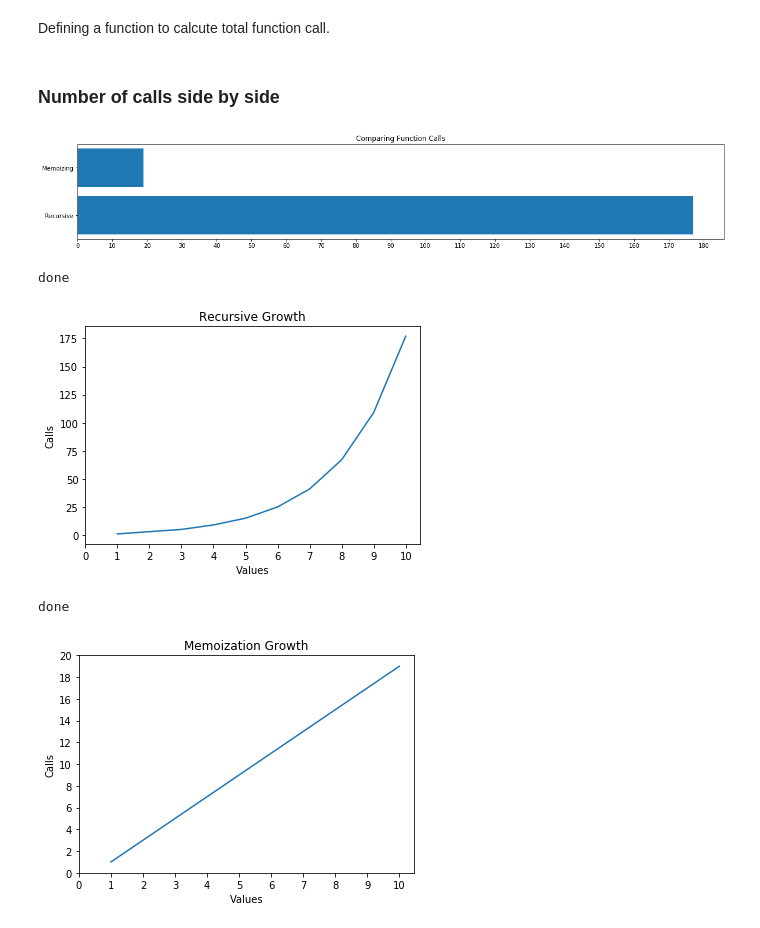
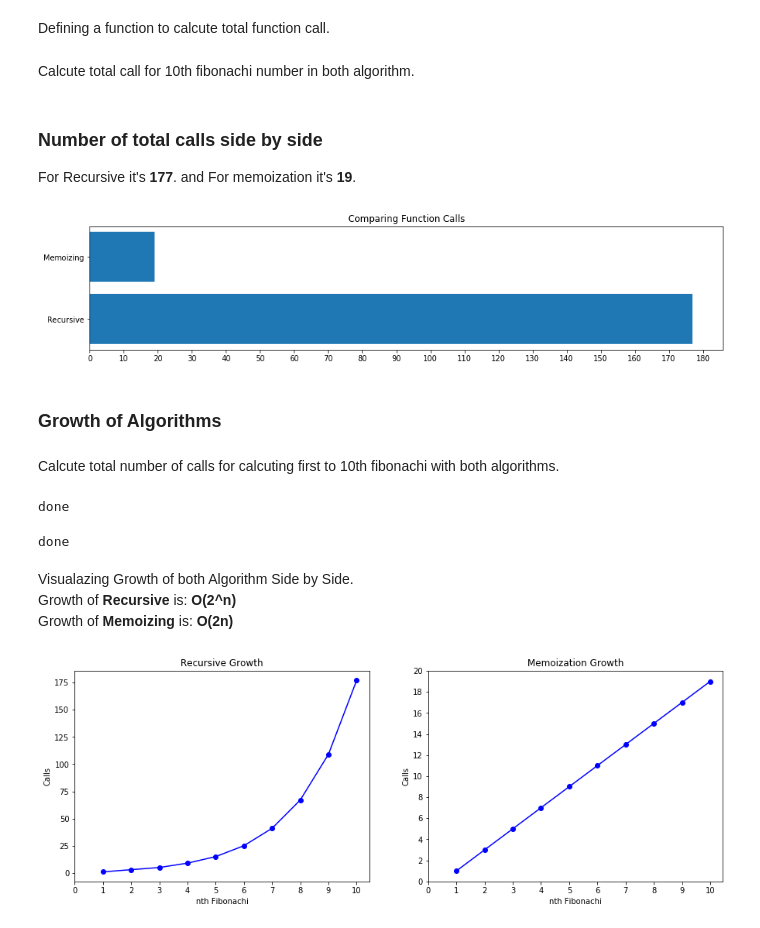
Before and after one commit to Hame-daani/Algorithms, a Jupyter notebook: Divide_and_Conqure/Fibonachi/Fibonachi.ipynb, the cells around one changed output. Cells and saved outputs as stored; diff of their text form; code cells hidden in the pictures.

Commit message:
DC/fibonachi some cleanup

```diff
--- a/Divide_and_Conqure/Fibonachi/Fibonachi.ipynb
+++ b/Divide_and_Conqure/Fibonachi/Fibonachi.ipynb
@@ -94,19 +103,28 @@ def get_total(counts):
     for key,value in counts.items():
         total+=value
     return total
+# %% [markdown]
+Calcute total call for 10th fibonachi number in both algorithm.
 # %%
 total_recur_10 = get_total(recur_count_10)
 total_memo_10 = get_total(memo_count_10)
 # %% [markdown]
-### Number of calls side by side
+### Number of total calls side by side
+
+For Recursive it's **177**.
+and For memoization it's **19**.
 # %%
-plt.figure(figsize=(20, 3))
+plt.figure(figsize=(15, 3))
 plt.xticks(list(range(0,190,10)))
 plt.barh(['Recursive','Memoizing'],[total_recur_10,total_memo_10])
 plt.title('Comparing Function Calls')
 plt.show()
 # %% [output]
-[figure, old version]
+[figure, new version]
+# %% [markdown]
+### Growth of Algorithms
+# %% [markdown]
+Calcute total number of calls for calcuting first to 10th fibonachi with both algorithms.
 # %%
 growth_recur = {}
 for i in range(1,11):
@@ -116,16 +134,6 @@ for i in range(1,11):
 print('done')
 # %% [output]
 done
-# %%
-values, calls = zip(*sorted(growth_recur.items()))
-plt.plot(values, calls)
-plt.xlabel('Values')
-plt.ylabel('Calls')
-plt.xticks(list(range(0,11,1)))
-plt.title('Recursive Growth')
-plt.show()
-# %% [output]
-[figure, removed]
 # %%
 growth_memo = {}
 for i in range(1,11):
@@ -135,14 +143,30 @@ for i in range(1,11):
 print('done')
 # %% [output]
 done
+# %% [markdown]
+Visualazing Growth of both Algorithm Side by Side.
+Growth of **Recursive** is: **O(2^n)**
+Growth of **Memoizing** is: **O(2n)**
 # %%
+plt.figure(figsize=(15, 5))
+
+plt.subplot(121)
+values, calls = zip(*sorted(growth_recur.items()))
+plt.plot(values, calls,'bo-')
+plt.xlabel("nth Fibonachi")
+plt.ylabel('Calls')
+plt.xticks(list(range(0,11,1)))
+plt.title('Recursive Growth')
+
+plt.subplot(122)
 values, calls = zip(*sorted(growth_memo.items()))
-plt.plot(values, calls)
-plt.xlabel('Values')
+plt.plot(values, calls,'bo-')
+plt.xlabel("nth Fibonachi")
 plt.ylabel('Calls')
 plt.xticks(list(range(0,11,1)))
 plt.yticks(list(range(0,21,2)))
 plt.title('Memoization Growth')
+
 plt.show()
 # %% [output]
-[figure, old version]
+[figure, new version]
```
Also changed, not shown: parts of 12 cells of this notebook, 9 other files.
